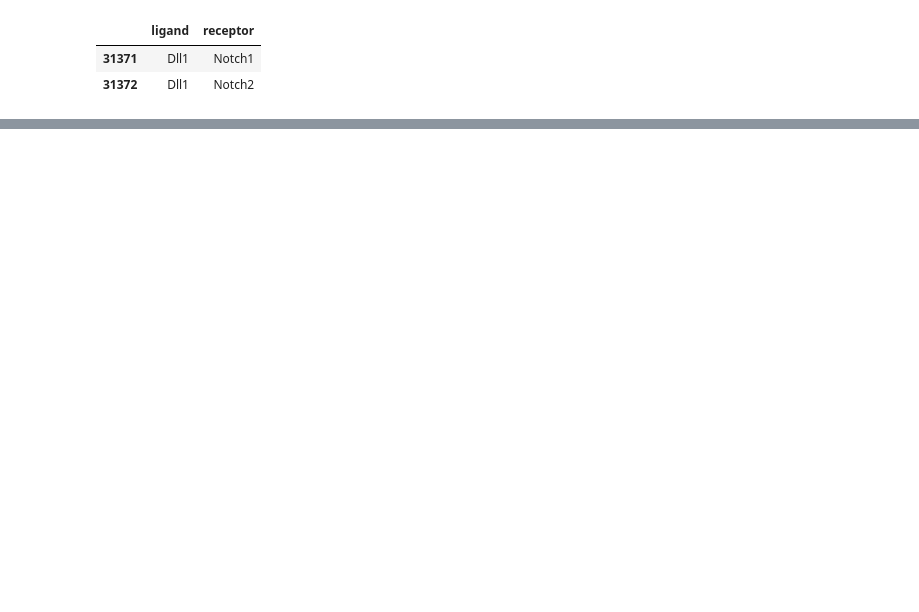
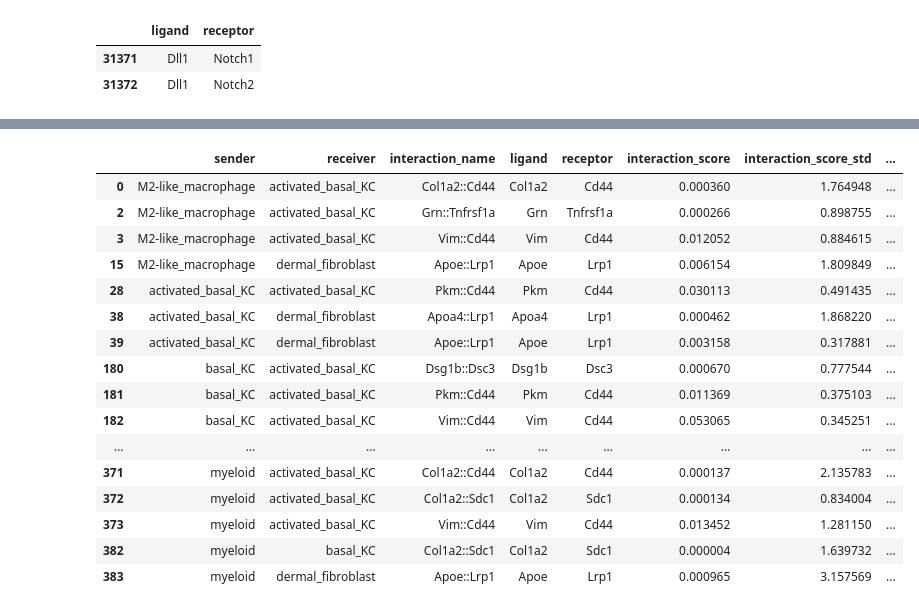
Before and after one commit to DominicBuxton/iMSC_Xenium_Phenocycler_Analysis, a Jupyter notebook: SpatialData_Analysis/receptor_ligand_analysis.ipynb, the cells around one changed output, grey strips where cells are left out. Cells and saved outputs as stored; diff of their text form; code cells hidden in the pictures; blank space fills up the shorter version.

```diff
--- a/SpatialData_Analysis/receptor_ligand_analysis.ipynb
+++ b/SpatialData_Analysis/receptor_ligand_analysis.ipynb
@@ -227,0 +649,20 @@ for name, adata in replicates.items():
+# %%
+interactions_of_interest['D10IMQ_F']
+# %% [output]
+|  | sender | receiver | interaction_name | ligand | receptor | interaction_score | interaction_score_std | ... |
+| 0 | M2-like_macrophage | activated_basal_KC | Col1a2::Cd44 | Col1a2 | Cd44 | 0.000360 | 1.764948 | ... |
+| 2 | M2-like_macrophage | activated_basal_KC | Grn::Tnfrsf1a | Grn | Tnfrsf1a | 0.000266 | 0.898755 | ... |
+| 3 | M2-like_macrophage | activated_basal_KC | Vim::Cd44 | Vim | Cd44 | 0.012052 | 0.884615 | ... |
+| 15 | M2-like_macrophage | dermal_fibroblast | Apoe::Lrp1 | Apoe | Lrp1 | 0.006154 | 1.809849 | ... |
+| 28 | activated_basal_KC | activated_basal_KC | Pkm::Cd44 | Pkm | Cd44 | 0.030113 | 0.491435 | ... |
+| 38 | activated_basal_KC | dermal_fibroblast | Apoa4::Lrp1 | Apoa4 | Lrp1 | 0.000462 | 1.868220 | ... |
+| 39 | activated_basal_KC | dermal_fibroblast | Apoe::Lrp1 | Apoe | Lrp1 | 0.003158 | 0.317881 | ... |
+| 180 | basal_KC | activated_basal_KC | Dsg1b::Dsc3 | Dsg1b | Dsc3 | 0.000670 | 0.777544 | ... |
+| 181 | basal_KC | activated_basal_KC | Pkm::Cd44 | Pkm | Cd44 | 0.011369 | 0.375103 | ... |
+| 182 | basal_KC | activated_basal_KC | Vim::Cd44 | Vim | Cd44 | 0.053065 | 0.345251 | ... |
+| ... | ... | ... | ... | ... | ... | ... | ... | ... |
+| 371 | myeloid | activated_basal_KC | Col1a2::Cd44 | Col1a2 | Cd44 | 0.000137 | 2.135783 | ... |
+| 372 | myeloid | activated_basal_KC | Col1a2::Sdc1 | Col1a2 | Sdc1 | 0.000134 | 0.834004 | ... |
+| 373 | myeloid | activated_basal_KC | Vim::Cd44 | Vim | Cd44 | 0.013452 | 1.281150 | ... |
+| 382 | myeloid | basal_KC | Col1a2::Sdc1 | Col1a2 | Sdc1 | 0.000004 | 1.639732 | ... |
+| 383 | myeloid | dermal_fibroblast | Apoe::Lrp1 | Apoe | Lrp1 | 0.000965 | 3.157569 | ... |
```
Also changed, not shown: parts of 26 cells of this notebook, 2 other files.
